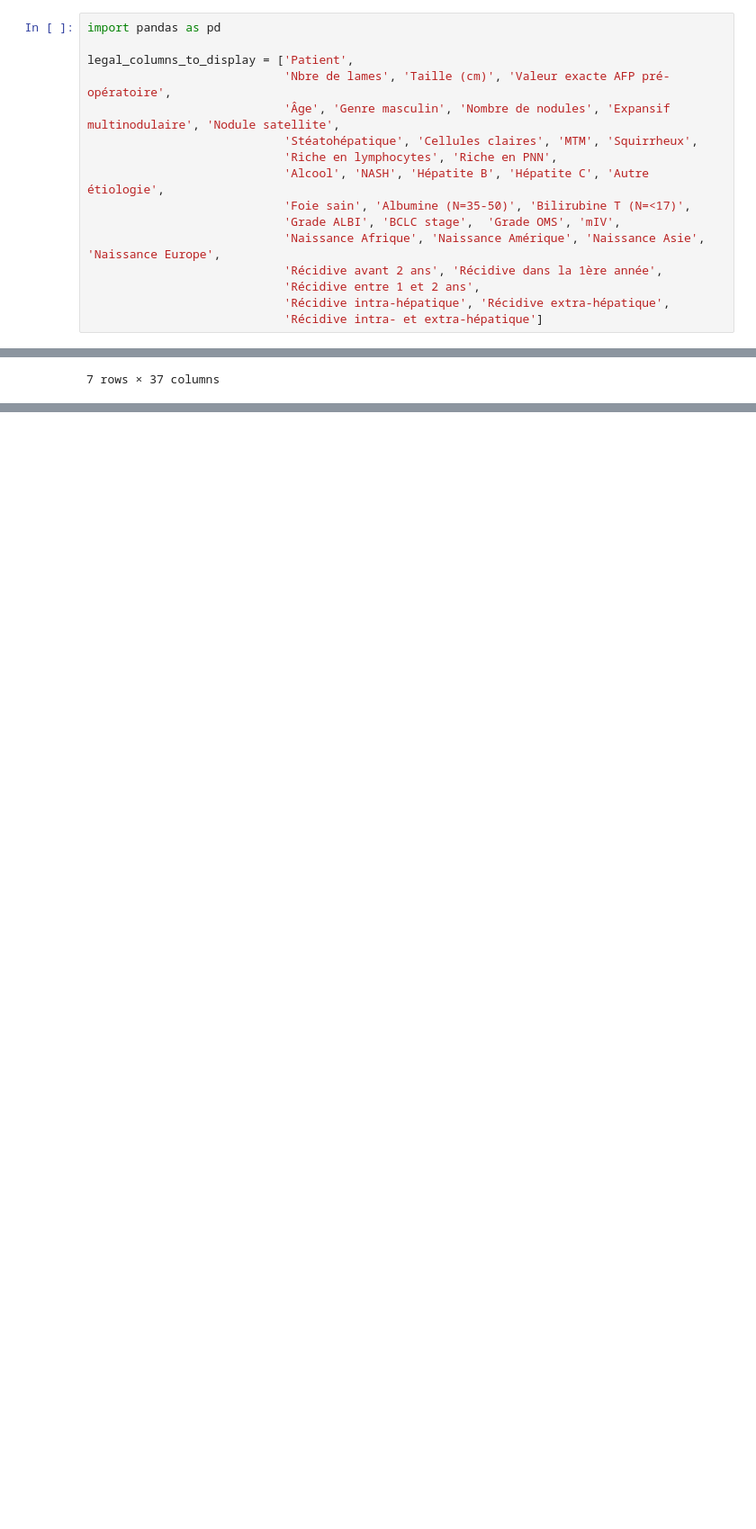
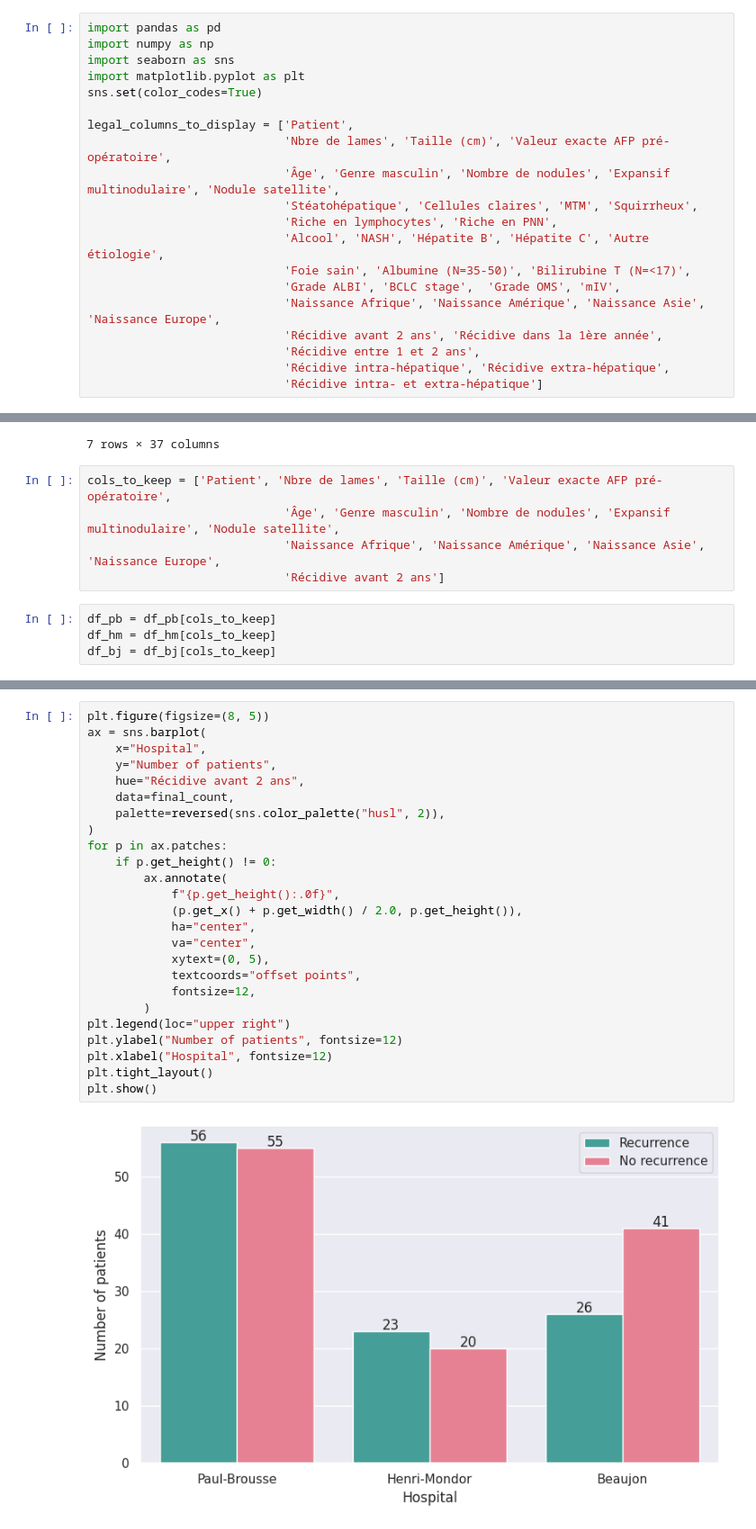
Before and after one commit to aymenSadraoui/ML-Model-Integrating-Computational-Pathology-to-Predict-Early-Recurrence-of-HCC, a Jupyter notebook: notebooks/EDA.ipynb, the cells around one changed output, grey strips where cells are left out. Shown at 90% size. Cells and saved outputs as stored; diff of their text form; blank space fills up the shorter version.

```diff
--- a/notebooks/EDA.ipynb
+++ b/notebooks/EDA.ipynb
@@ -1,5 +1,9 @@
 # %%
 import pandas as pd
+import numpy as np
+import seaborn as sns
+import matplotlib.pyplot as plt
+sns.set(color_codes=True)
 
 legal_columns_to_display = ['Patient',
                             'Nbre de lames', 'Taille (cm)', 'Valeur exacte AFP pré-opératoire',
@@ -56,3 +60,12 @@ df_bj.head(7)
 | 5 | 166 | 2 | 3.0 | 18.0 | 71 | 1 | 1 | ... |
 | 6 | 167 | 5 | 6.0 | 208.0 | 79 | 1 | 1 | ... |
 7 rows × 37 columns
+# %%
+cols_to_keep = ['Patient', 'Nbre de lames', 'Taille (cm)', 'Valeur exacte AFP pré-opératoire',
+                            'Âge', 'Genre masculin', 'Nombre de nodules', 'Expansif multinodulaire', 'Nodule satellite',
+                            'Naissance Afrique', 'Naissance Amérique', 'Naissance Asie', 'Naissance Europe',
+                            'Récidive avant 2 ans']
+# %%
+df_pb = df_pb[cols_to_keep]
+df_hm = df_hm[cols_to_keep]
+df_bj = df_bj[cols_to_keep]
@@ -58,0 +110,27 @@ df_bj.head(7)
+# %%
+plt.figure(figsize=(8, 5))
+ax = sns.barplot(
+    x="Hospital",
+    y="Number of patients",
+    hue="Récidive avant 2 ans",
+    data=final_count,
+    palette=reversed(sns.color_palette("husl", 2)),
+)
+for p in ax.patches:
+    if p.get_height() != 0:
+        ax.annotate(
+            f"{p.get_height():.0f}",
+            (p.get_x() + p.get_width() / 2.0, p.get_height()),
+            ha="center",
+            va="center",
+            xytext=(0, 5),
+            textcoords="offset points",
+            fontsize=12,
+        )
+plt.legend(loc="upper right")
+plt.ylabel("Number of patients", fontsize=12)
+plt.xlabel("Hospital", fontsize=12)
+plt.tight_layout()
+plt.show()
+# %% [output]
+[figure, added]
```
Also changed, not shown: parts of 8 cells of this notebook.
